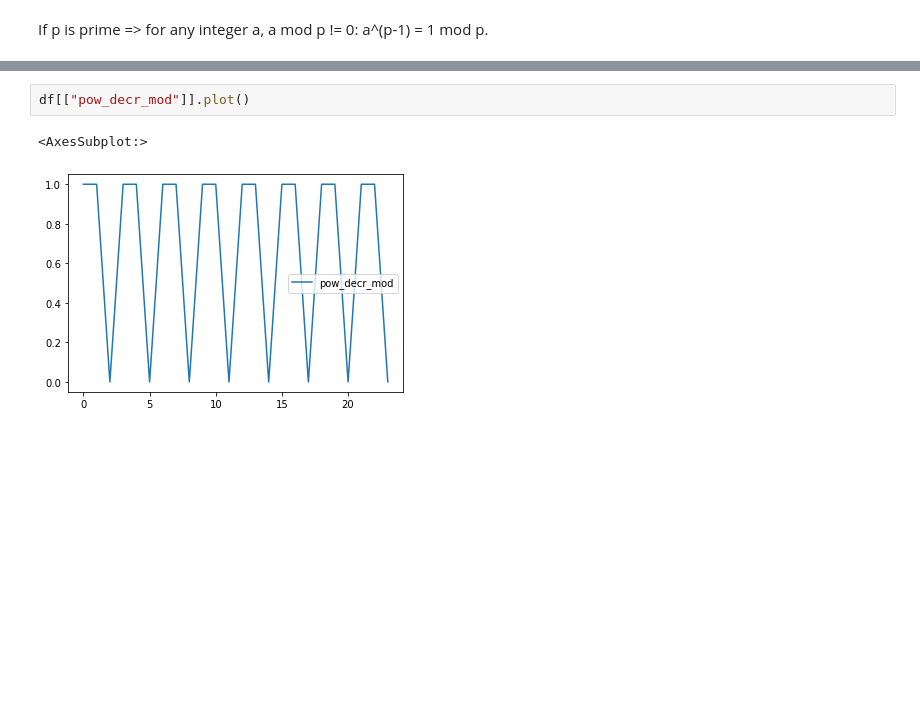
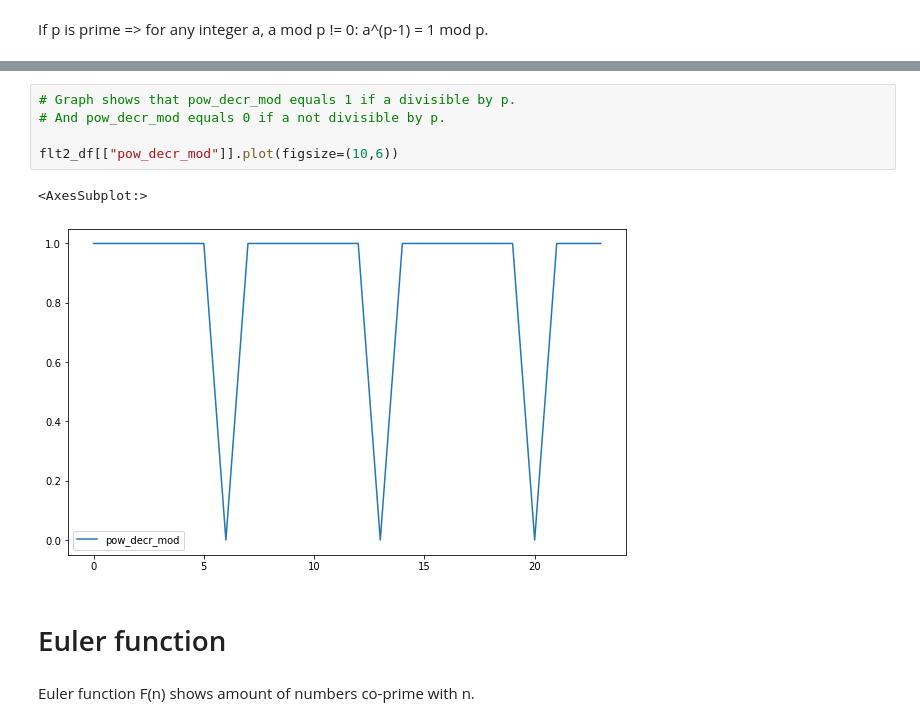
Before and after one commit to nanorobocop/some-math-facts, a Jupyter notebook: math.ipynb, the cells around one changed output, grey strips where cells are left out. Saved outputs shown, nothing was run; the diff lists cells and outputs as text; blank space fills up the shorter version.

```diff
--- a/math.ipynb
+++ b/math.ipynb
@@ -60,7 +62,14 @@ df["pow_decr_mod"].replace(bools).equals(df["not_divisor"])
 # %% [output]
 True
-# %%
-df[["pow_decr_mod"]].plot()
-# %% [output]
-<AxesSubplot:>
-[figure, removed]
+# %%
+# Graph shows that pow_decr_mod equals 1 if a divisible by p.
+# And pow_decr_mod equals 0 if a not divisible by p.
+
+flt2_df[["pow_decr_mod"]].plot(figsize=(10,6))
+# %% [output]
+<AxesSubplot:>
+[figure, added]
+# %% [markdown]
+# Euler function
+# %% [markdown]
+Euler function F(n) shows amount of numbers co-prime with n.
```
Also changed, not shown: parts of 17 cells of this notebook.
